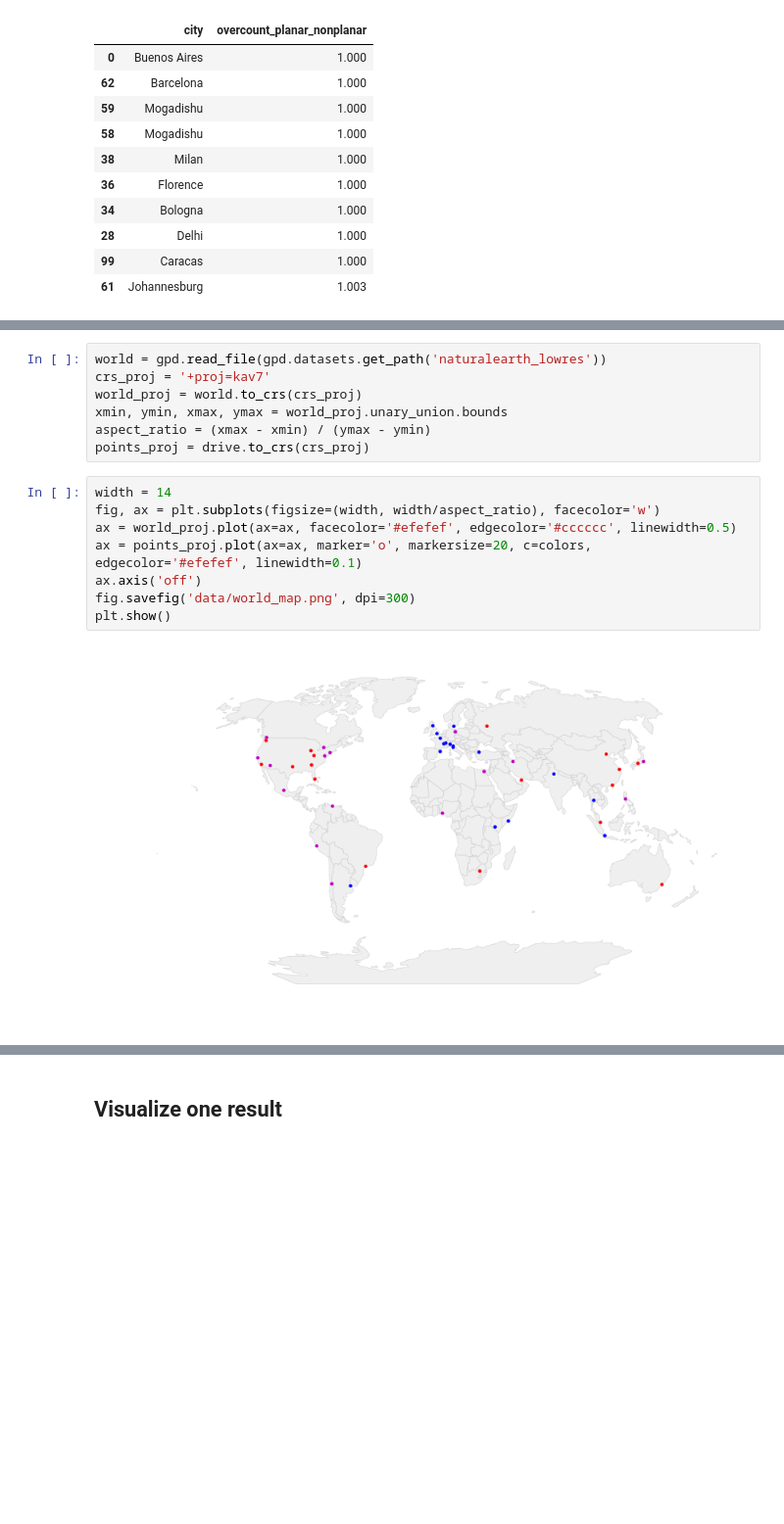
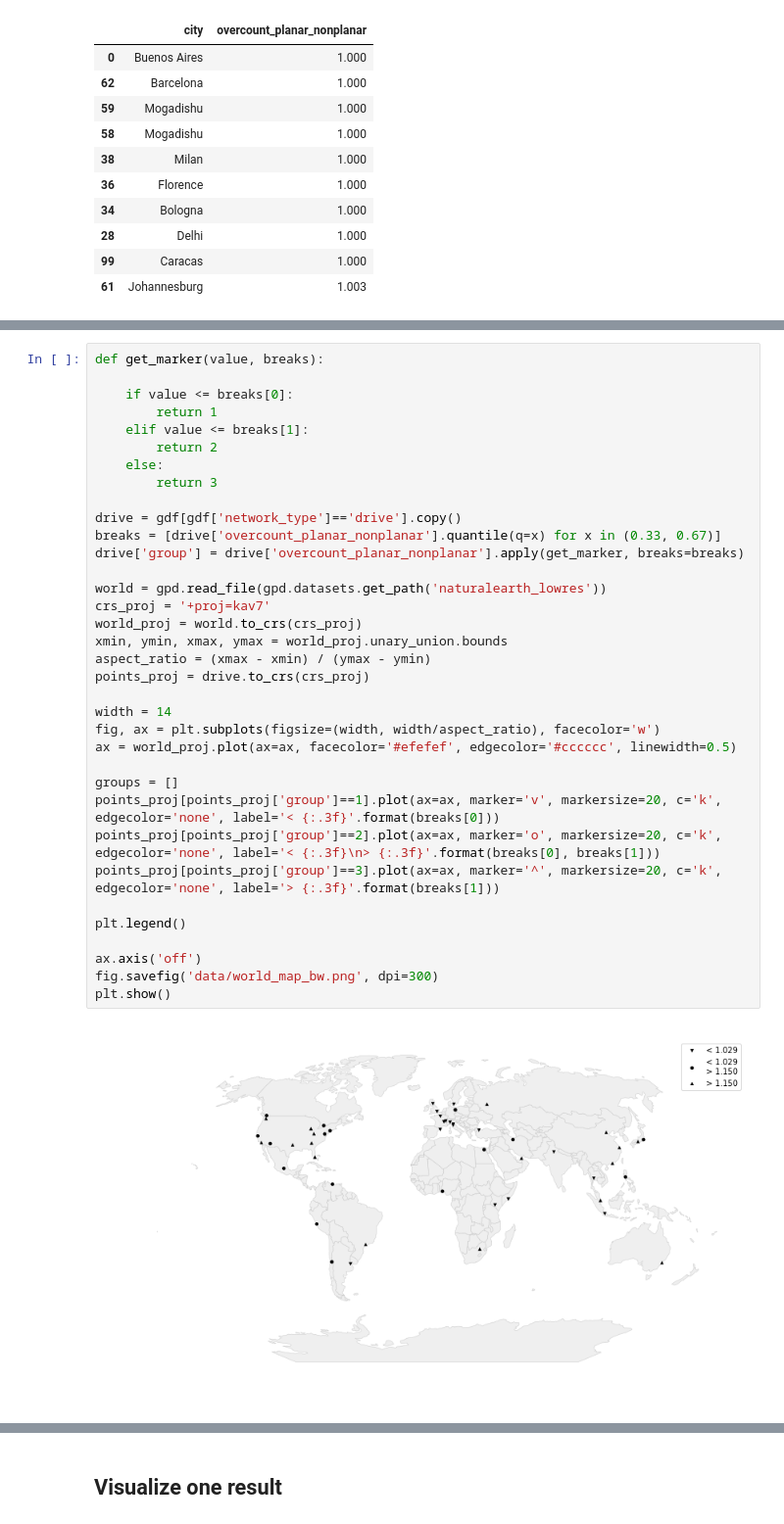
Before and after one commit to gboeing/planar-vs-nonplanar, a Jupyter notebook: planar-vs-nonplanar-across-cities.ipynb, the cells around one changed output, grey strips where cells are left out. Shown: that part at 98% size. Saved outputs shown, nothing was run; the diff lists cells and outputs as text; blank space fills up the shorter version.

```diff
--- a/planar-vs-nonplanar-across-cities.ipynb
+++ b/planar-vs-nonplanar-across-cities.ipynb
@@ -213,18 +230,38 @@ colors = drive['overcount_planar_nonplanar'].apply(get_color, breaks=breaks)
-# %%
-world = gpd.read_file(gpd.datasets.get_path('naturalearth_lowres'))
-crs_proj = '+proj=kav7'
-world_proj = world.to_crs(crs_proj)
-xmin, ymin, xmax, ymax = world_proj.unary_union.bounds
-aspect_ratio = (xmax - xmin) / (ymax - ymin)
-points_proj = drive.to_crs(crs_proj)
-# %%
-width = 14
-fig, ax = plt.subplots(figsize=(width, width/aspect_ratio), facecolor='w')
-ax = world_proj.plot(ax=ax, facecolor='#efefef', edgecolor='#cccccc', linewidth=0.5)
-ax = points_proj.plot(ax=ax, marker='o', markersize=20, c=colors, edgecolor='#efefef', linewidth=0.1)
-ax.axis('off')
-fig.savefig('data/world_map.png', dpi=300)
-plt.show()
-# %% [output]
-[figure, removed]
+# %%
+def get_marker(value, breaks):
+
+    if value <= breaks[0]:
+        return 1
+    elif value <= breaks[1]:
+        return 2
+    else:
+        return 3
+
+drive = gdf[gdf['network_type']=='drive'].copy()
+breaks = [drive['overcount_planar_nonplanar'].quantile(q=x) for x in (0.33, 0.67)]
+drive['group'] = drive['overcount_planar_nonplanar'].apply(get_marker, breaks=breaks)
+
+world = gpd.read_file(gpd.datasets.get_path('naturalearth_lowres'))
+crs_proj = '+proj=kav7'
+world_proj = world.to_crs(crs_proj)
+xmin, ymin, xmax, ymax = world_proj.unary_union.bounds
+aspect_ratio = (xmax - xmin) / (ymax - ymin)
+points_proj = drive.to_crs(crs_proj)
+
+width = 14
+fig, ax = plt.subplots(figsize=(width, width/aspect_ratio), facecolor='w')
+ax = world_proj.plot(ax=ax, facecolor='#efefef', edgecolor='#cccccc', linewidth=0.5)
+
+groups = []
+points_proj[points_proj['group']==1].plot(ax=ax, marker='v', markersize=20, c='k', edgecolor='none', label='< {:.3f}'.format(breaks[0]))
+points_proj[points_proj['group']==2].plot(ax=ax, marker='o', markersize=20, c='k', edgecolor='none', label='< {:.3f}\n> {:.3f}'.format(breaks[0], breaks[1]))
+points_proj[points_proj['group']==3].plot(ax=ax, marker='^', markersize=20, c='k', edgecolor='none', label='> {:.3f}'.format(breaks[1]))
+
+plt.legend()
+
+ax.axis('off')
+fig.savefig('data/world_map_bw.png', dpi=300)
+plt.show()
+# %% [output]
+[figure, added]
 # %%
```
Also changed, not shown: parts of 3 cells of this notebook, 5 other files.
